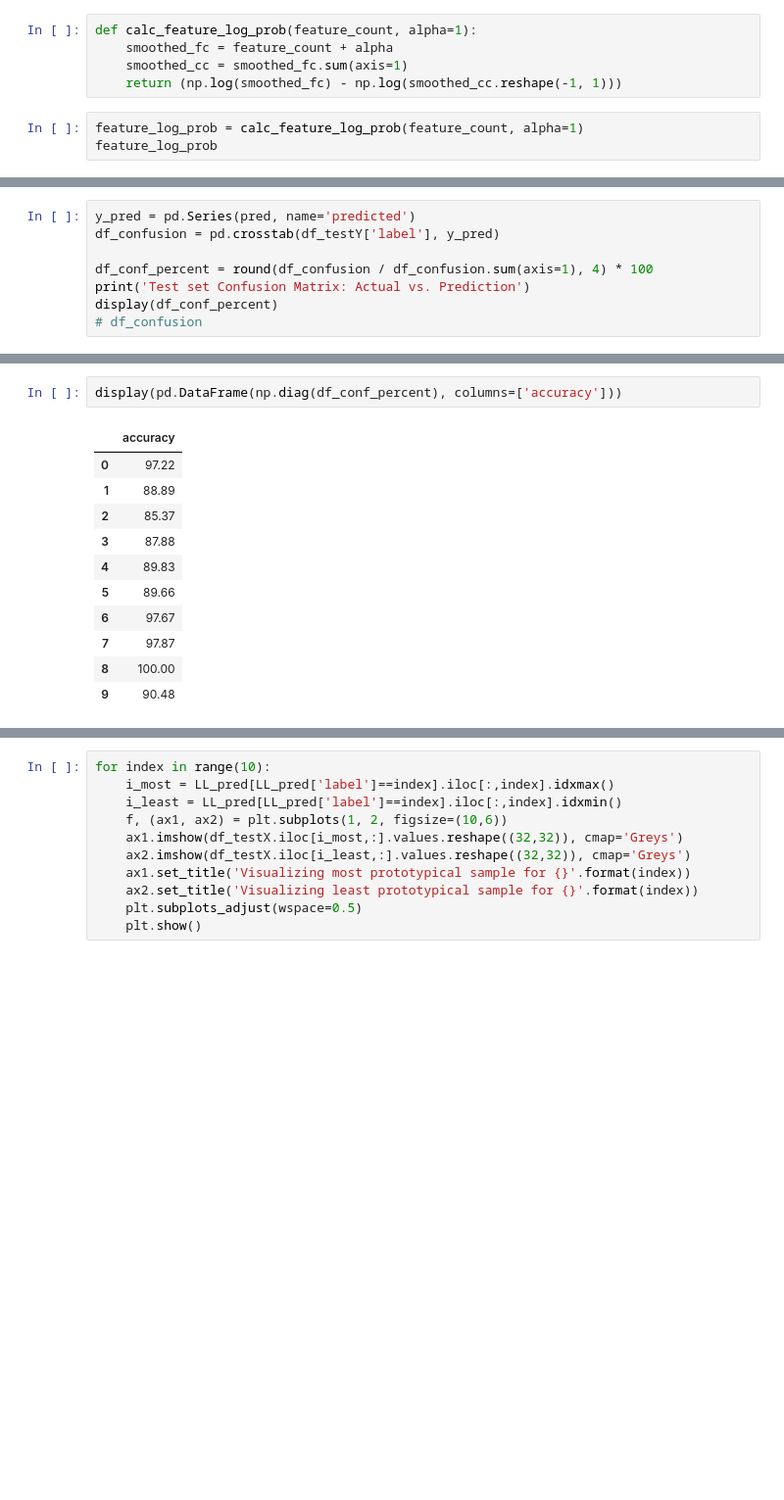
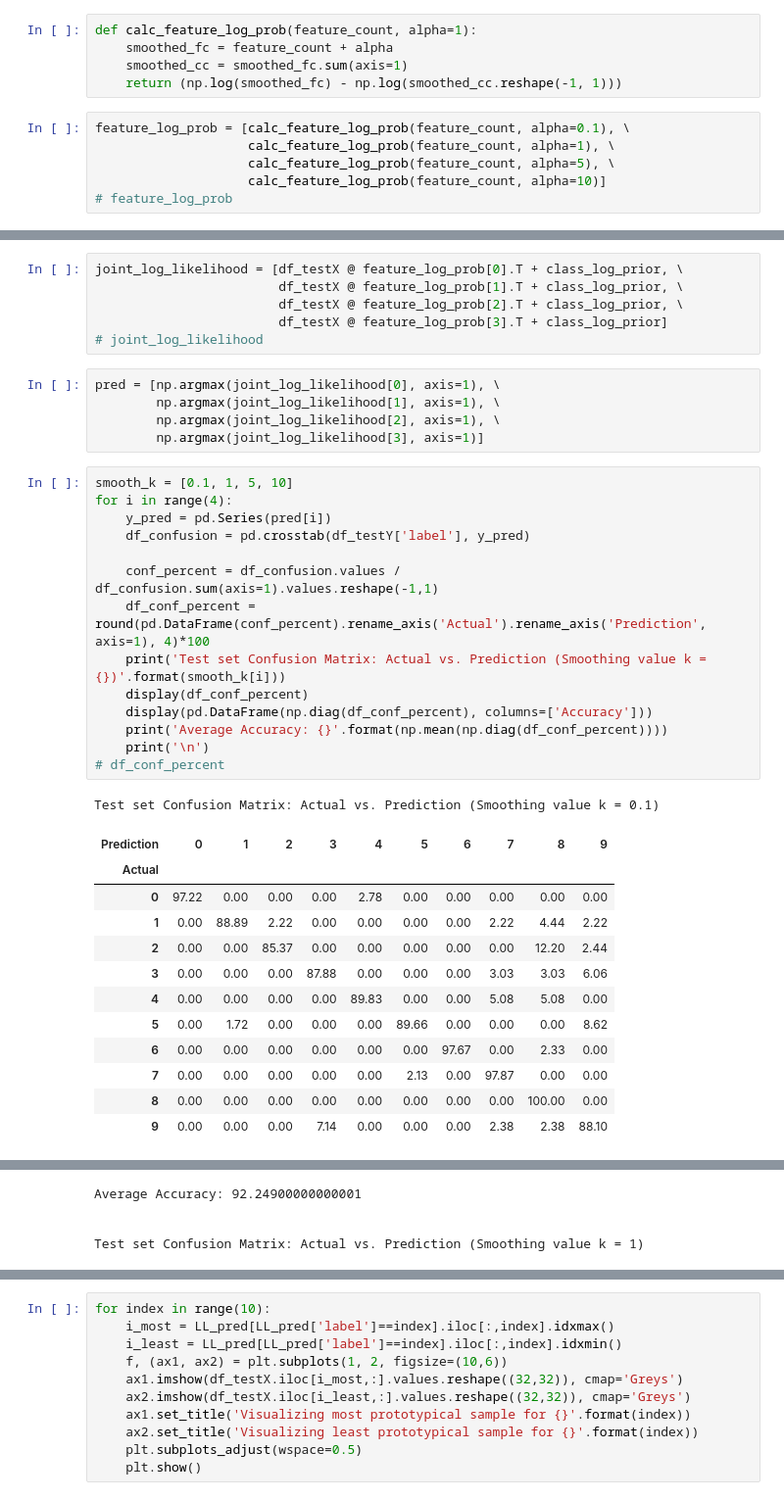
Before and after one commit to 20joseph10/CS440-MP3, a Jupyter notebook: MP3.ipynb, the cells around one changed output, grey strips where cells are left out. Shown at 98% size. Drawn from its saved outputs; the diff is of its cells as text; blank space fills up the shorter version.

Commit message:
Confusionmatrix bug fix
Also tried different values of K

```diff
--- a/MP3.ipynb
+++ b/MP3.ipynb
@@ -62,5 +48,8 @@ def calc_feature_log_prob(feature_count, alpha=1):
     smoothed_cc = smoothed_fc.sum(axis=1)
     return (np.log(smoothed_fc) - np.log(smoothed_cc.reshape(-1, 1)))
 # %%
-feature_log_prob = calc_feature_log_prob(feature_count, alpha=1)
-feature_log_prob
+feature_log_prob = [calc_feature_log_prob(feature_count, alpha=0.1), \
+                    calc_feature_log_prob(feature_count, alpha=1), \
+                    calc_feature_log_prob(feature_count, alpha=5), \
+                    calc_feature_log_prob(feature_count, alpha=10)]
+# feature_log_prob
@@ -100,8 +55,0 @@ pred = np.argmax(joint_log_likelihood, axis=1)
-# %%
-y_pred = pd.Series(pred, name='predicted')
-df_confusion = pd.crosstab(df_testY['label'], y_pred)
-
-df_conf_percent = round(df_confusion / df_confusion.sum(axis=1), 4) * 100
-print('Test set Confusion Matrix: Actual vs. Prediction')
-display(df_conf_percent)
-# df_confusion
@@ -122,14 +56,39 @@ Test set Confusion Matrix: Actual vs. Prediction
-# %%
-display(pd.DataFrame(np.diag(df_conf_percent), columns=['accuracy']))
-# %% [output]
-|  | accuracy |
-| 0 | 97.22 |
-| 1 | 88.89 |
-| 2 | 85.37 |
-| 3 | 87.88 |
-| 4 | 89.83 |
-| 5 | 89.66 |
-| 6 | 97.67 |
-| 7 | 97.87 |
-| 8 | 100.00 |
-| 9 | 90.48 |
+# %%
+joint_log_likelihood = [df_testX @ feature_log_prob[0].T + class_log_prior, \
+                        df_testX @ feature_log_prob[1].T + class_log_prior, \
+                        df_testX @ feature_log_prob[2].T + class_log_prior, \
+                        df_testX @ feature_log_prob[3].T + class_log_prior]
+# joint_log_likelihood
+# %%
+pred = [np.argmax(joint_log_likelihood[0], axis=1), \
+        np.argmax(joint_log_likelihood[1], axis=1), \
+        np.argmax(joint_log_likelihood[2], axis=1), \
+        np.argmax(joint_log_likelihood[3], axis=1)]
+# %%
+smooth_k = [0.1, 1, 5, 10]
+for i in range(4):
+    y_pred = pd.Series(pred[i])
+    df_confusion = pd.crosstab(df_testY['label'], y_pred)
+
+    conf_percent = df_confusion.values / df_confusion.sum(axis=1).values.reshape(-1,1)
+    df_conf_percent = round(pd.DataFrame(conf_percent).rename_axis('Actual').rename_axis('Prediction', axis=1), 4)*100
+    print('Test set Confusion Matrix: Actual vs. Prediction (Smoothing value k = {})'.format(smooth_k[i]))
+    display(df_conf_percent)
+    display(pd.DataFrame(np.diag(df_conf_percent), columns=['Accuracy']))
+    print('Average Accuracy: {}'.format(np.mean(np.diag(df_conf_percent))))
+    print('\n')
+# df_conf_percent
+# %% [output]
+Test set Confusion Matrix: Actual vs. Prediction (Smoothing value k = 0.1)
+| Prediction | 0 | 1 | 2 | 3 | 4 | 5 | 6 | 7 | 8 | 9 |
+| Actual |  |  |  |  |  |  |  |  |  |  |
+| 0 | 97.22 | 0.00 | 0.00 | 0.00 | 2.78 | 0.00 | 0.00 | 0.00 | 0.00 | 0.00 |
+| 1 | 0.00 | 88.89 | 2.22 | 0.00 | 0.00 | 0.00 | 0.00 | 2.22 | 4.44 | 2.22 |
+| 2 | 0.00 | 0.00 | 85.37 | 0.00 | 0.00 | 0.00 | 0.00 | 0.00 | 12.20 | 2.44 |
+| 3 | 0.00 | 0.00 | 0.00 | 87.88 | 0.00 | 0.00 | 0.00 | 3.03 | 3.03 | 6.06 |
+| 4 | 0.00 | 0.00 | 0.00 | 0.00 | 89.83 | 0.00 | 0.00 | 5.08 | 5.08 | 0.00 |
+| 5 | 0.00 | 1.72 | 0.00 | 0.00 | 0.00 | 89.66 | 0.00 | 0.00 | 0.00 | 8.62 |
+| 6 | 0.00 | 0.00 | 0.00 | 0.00 | 0.00 | 0.00 | 97.67 | 0.00 | 2.33 | 0.00 |
+| 7 | 0.00 | 0.00 | 0.00 | 0.00 | 0.00 | 2.13 | 0.00 | 97.87 | 0.00 | 0.00 |
+| 8 | 0.00 | 0.00 | 0.00 | 0.00 | 0.00 | 0.00 | 0.00 | 0.00 | 100.00 | 0.00 |
+| 9 | 0.00 | 0.00 | 0.00 | 7.14 | 0.00 | 0.00 | 0.00 | 2.38 | 2.38 | 88.10 |
@@ -135,0 +106,4 @@ display(pd.DataFrame(np.diag(df_conf_percent), columns=['accuracy']))
+Average Accuracy: 92.24900000000001
+
+
+Test set Confusion Matrix: Actual vs. Prediction (Smoothing value k = 1)
```
Also changed, not shown: parts of 17 cells of this notebook.
